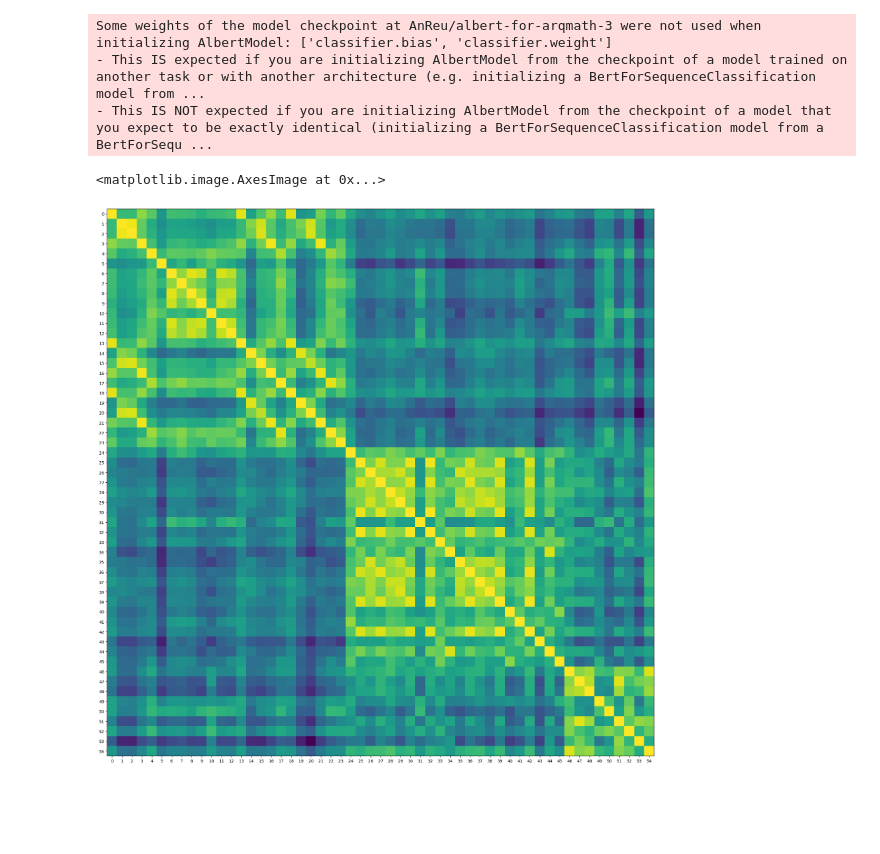
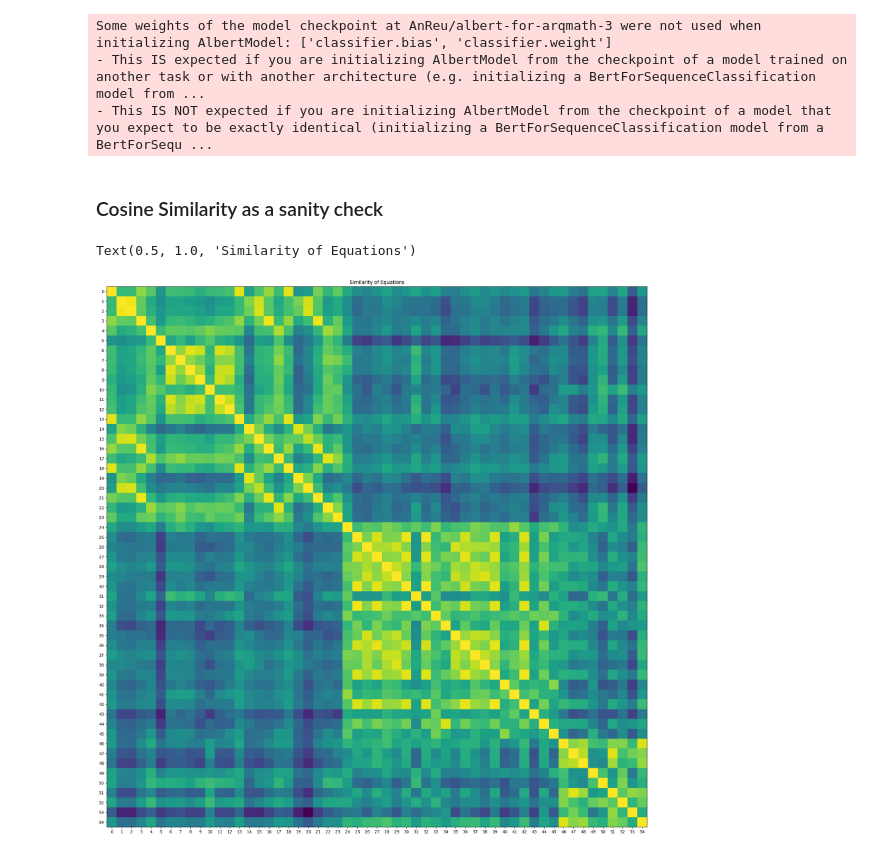
Before and after one commit to francescolosterzo/dufourspitze_16, a Jupyter notebook: nt/data_exploration.ipynb, the cells around one changed output. Saved outputs shown, nothing was run; the diff lists cells and outputs as text; code cells hidden in the pictures; blank space fills up the shorter version.

```diff
--- a/nt/data_exploration.ipynb
+++ b/nt/data_exploration.ipynb
@@ -75,16 +81,19 @@ Some weights of the model checkpoint at AnReu/albert-for-arqmath-3 were not used
 eq_embs =torch.cat([get_embedding(mtokenizer, mmodel, equation)[:,:2,:].view(1,-1) for equation in data['equations']])
 desc_embs =torch.cat([get_embedding(dtokenizer, dmodel, desc)[:,:2,:].view(1,-1) for desc in data['desc']])
+# %% [markdown]
+### Cosine Similarity as a sanity check
 # %%
 eq_sim = cosine_similarity(eq_embs,eq_embs)
 desc_sim = cosine_similarity(desc_embs, desc_embs)
 # %%
 plt.figure(figsize=(24,24))
 plt.xticks(range(eq_sim.shape[0]))
 plt.yticks(range(eq_sim.shape[0]))
 plt.imshow(eq_sim)
+plt.title("Similarity of Equations")
 # %% [output]
-<matplotlib.image.AxesImage at 0x...>
+Text(0.5, 1.0, 'Similarity of Equations')
-[figure, old version]
+[figure, new version]
 # %%
 plt.figure(figsize=(24,24))
 plt.xticks(range(eq_sim.shape[0]))
```
Also changed, not shown: parts of 8 cells of this notebook.
